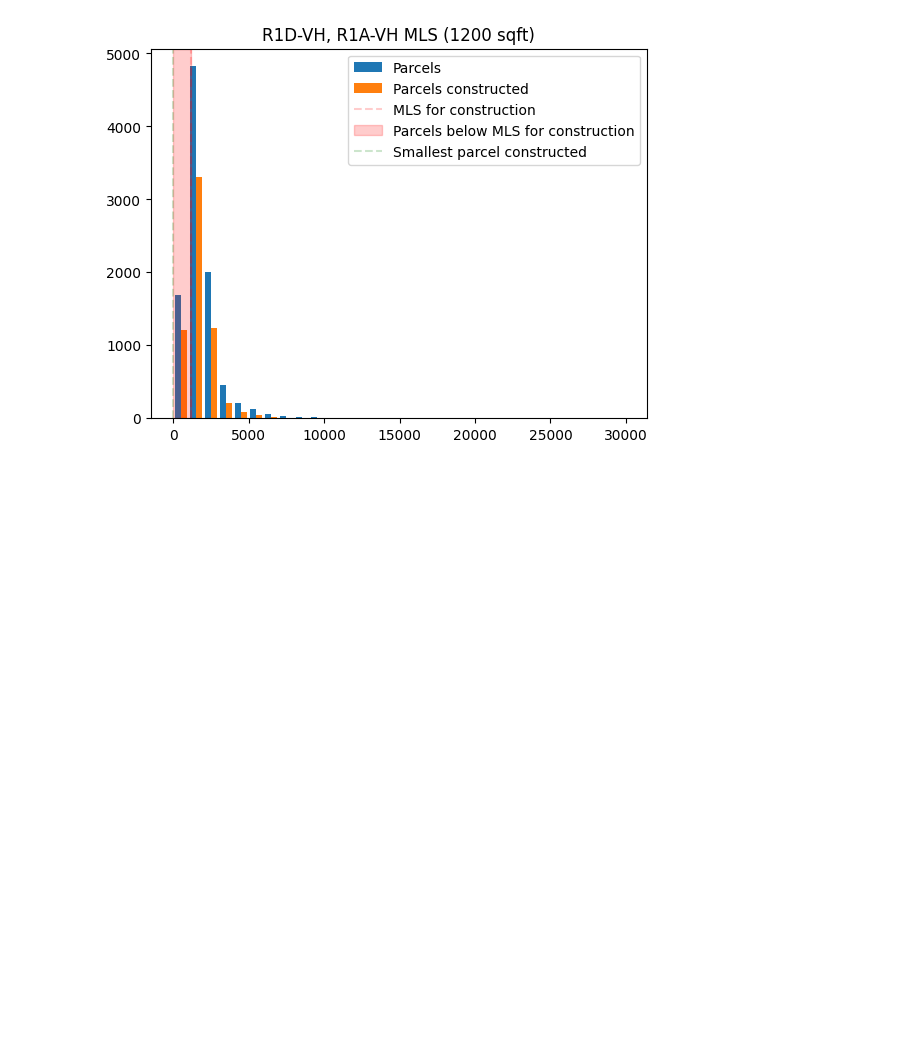
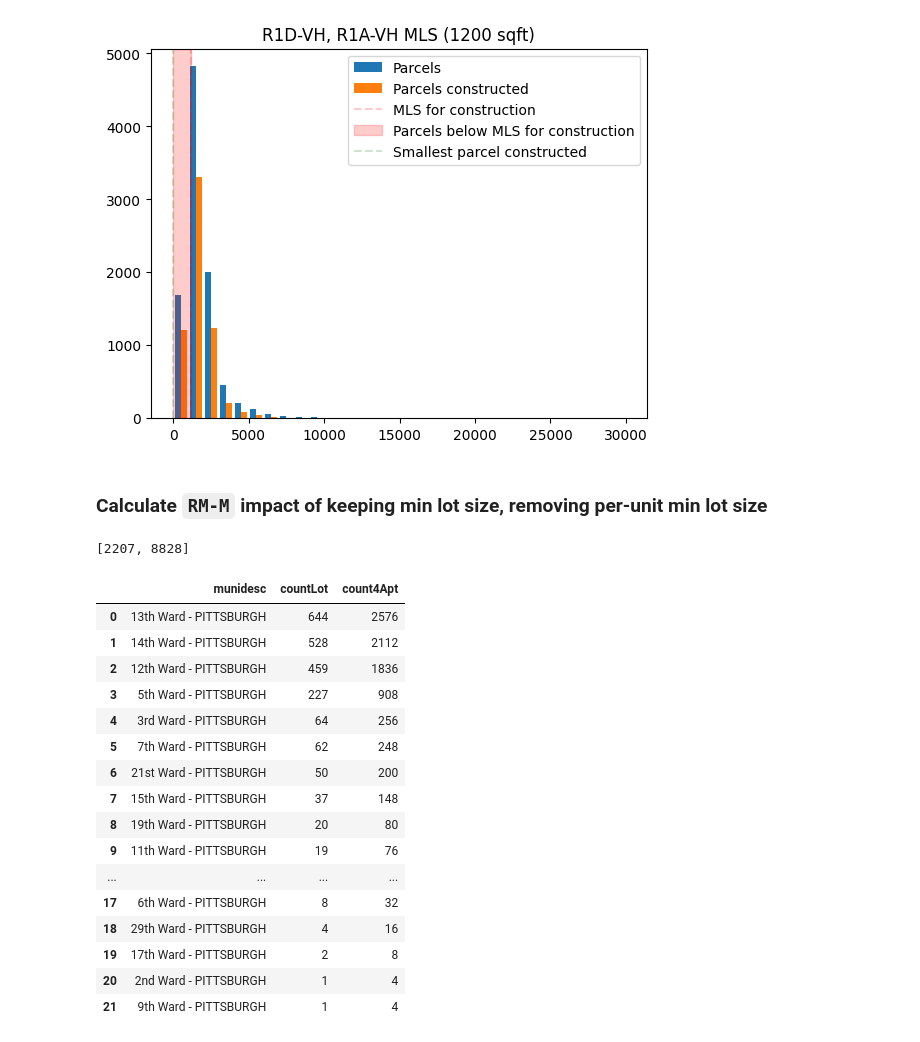
Before and after one commit to maclover7/pghland, a Jupyter notebook: zoning/minlot.ipynb, the cells around one changed output. Cells and saved outputs as stored; diff of their text form; code cells hidden in the pictures; blank space fills up the shorter version.

Commit message:
Calculate `RM-M` impact of keeping min lot size, removing per-unit min lot size

```diff
--- a/zoning/minlot.ipynb
+++ b/zoning/minlot.ipynb
@@ -145,3 +145,37 @@ gen_lot_size_hist(['R1D-VH', 'R1A-VH']).show()
 Below: 3334 (0.35)
 At/above: 6162 (0.65)
 [figure]
+# %% [markdown]
+### Calculate `RM-M` impact of keeping min lot size, removing per-unit min lot size
+# %%
+rmm = parcels[
+    (parcels.zon_new == 'RM-M') &
+    (~parcels.usedesc.str.contains('APART|FOUR')) &
+    (parcels.lotarea >= 3200) &
+    (parcels.lotarea < 7200)
+]
+
+rmm_sum = rmm.munidesc.value_counts().reset_index().rename(columns={'count': 'countLot'})
+rmm_sum['count4Apt'] = rmm_sum.countLot * 4
+
+print([rmm_sum.countLot.sum(), rmm_sum.count4Apt.sum()])
+rmm_sum
+# %% [output]
+[2207, 8828]
+|  | munidesc | countLot | count4Apt |
+| 0 | 13th Ward - PITTSBURGH | 644 | 2576 |
+| 1 | 14th Ward - PITTSBURGH | 528 | 2112 |
+| 2 | 12th Ward - PITTSBURGH | 459 | 1836 |
+| 3 | 5th Ward - PITTSBURGH | 227 | 908 |
+| 4 | 3rd Ward - PITTSBURGH | 64 | 256 |
+| 5 | 7th Ward - PITTSBURGH | 62 | 248 |
+| 6 | 21st Ward - PITTSBURGH | 50 | 200 |
+| 7 | 15th Ward - PITTSBURGH | 37 | 148 |
+| 8 | 19th Ward - PITTSBURGH | 20 | 80 |
+| 9 | 11th Ward - PITTSBURGH | 19 | 76 |
+| ... | ... | ... | ... |
+| 17 | 6th Ward - PITTSBURGH | 8 | 32 |
+| 18 | 29th Ward - PITTSBURGH | 4 | 16 |
+| 19 | 17th Ward - PITTSBURGH | 2 | 8 |
+| 20 | 2nd Ward - PITTSBURGH | 1 | 4 |
+| 21 | 9th Ward - PITTSBURGH | 1 | 4 |
```
Also changed, not shown: parts of 1 cell of this notebook.
